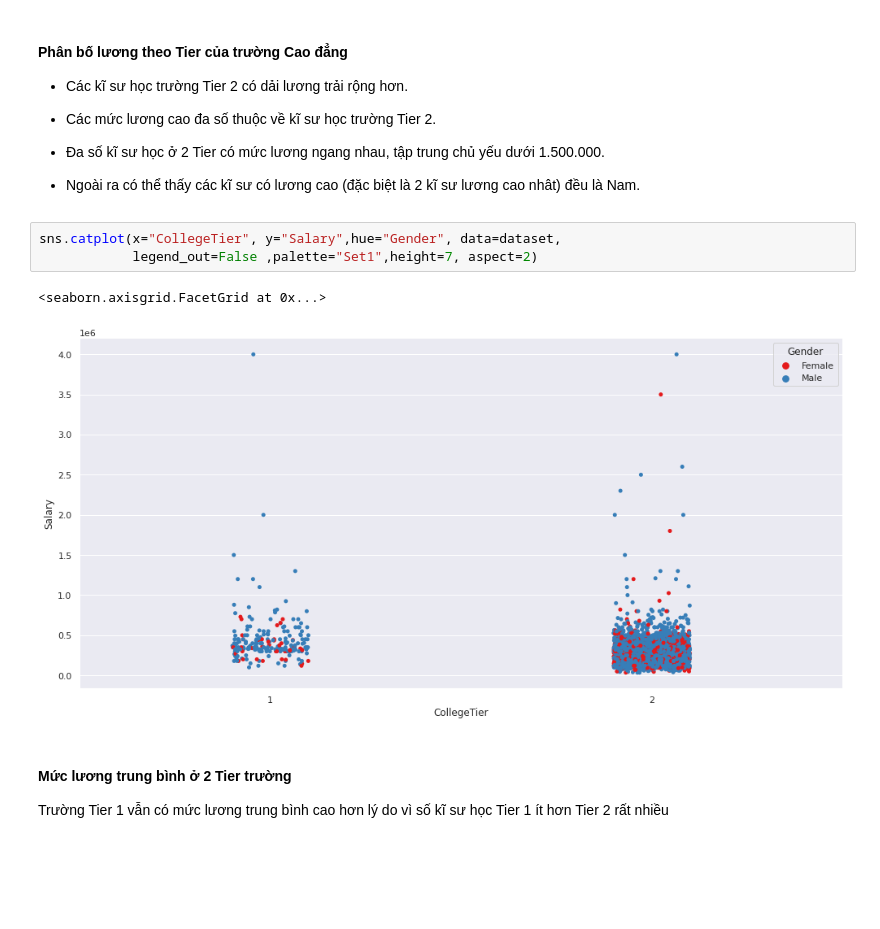
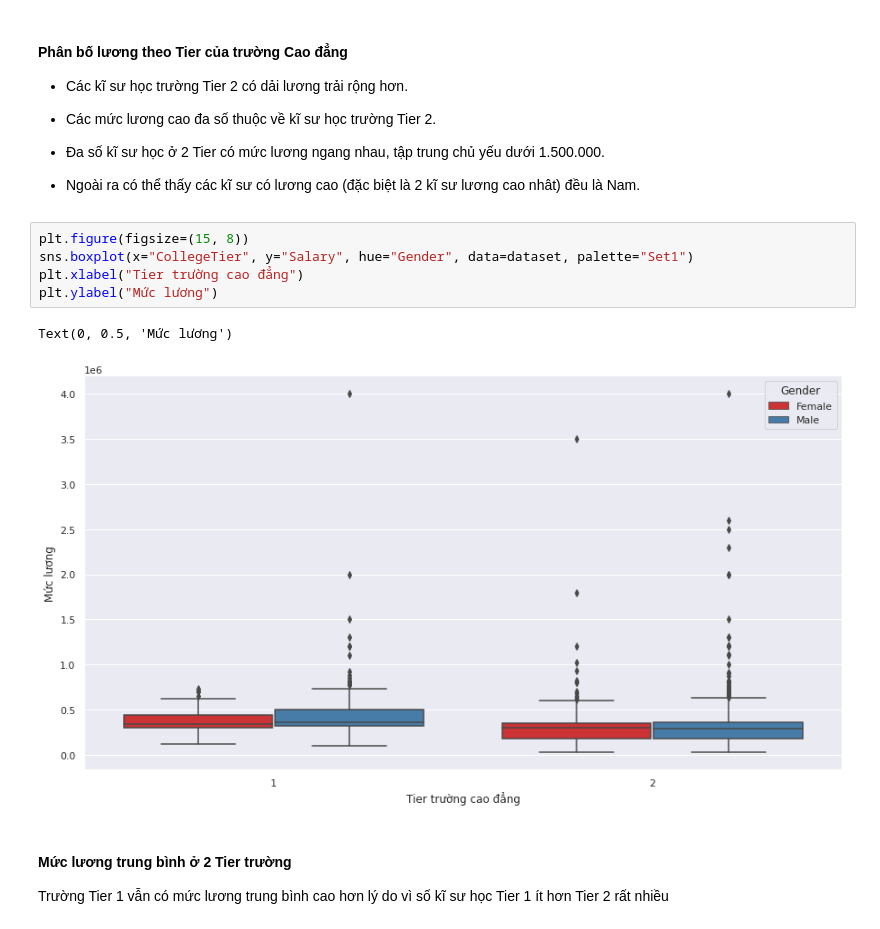
Before and after one commit to phuocleoceo/Bootstrap-Sampling, a Jupyter notebook: code.ipynb, the cells around one changed output. Drawn from its saved outputs; the diff is of its cells as text; blank space fills up the shorter version.

```diff
--- a/code.ipynb
+++ b/code.ipynb
@@ -299,12 +299,14 @@ Text(0, 0.5, 'Mức lương')
 - Đa số kĩ sư học ở 2 Tier có mức lương ngang nhau, tập trung chủ yếu dưới 1.500.000.
 
 - Ngoài ra có thể thấy các kĩ sư có lương cao (đặc biệt là 2 kĩ sư lương cao nhât) đều là Nam.
-# %%
-sns.catplot(x="CollegeTier", y="Salary",hue="Gender", data=dataset,
-            legend_out=False ,palette="Set1",height=7, aspect=2)
-# %% [output]
-<seaborn.axisgrid.FacetGrid at 0x...>
-[figure, removed]
+# %%
+plt.figure(figsize=(15, 8))
+sns.boxplot(x="CollegeTier", y="Salary", hue="Gender", data=dataset, palette="Set1")
+plt.xlabel("Tier trường cao đẳng")
+plt.ylabel("Mức lương")
+# %% [output]
+Text(0, 0.5, 'Mức lương')
+[figure, added]
 # %% [markdown]
 #### Mức lương trung bình ở 2 Tier trường
 
```
Also changed, not shown: parts of 3 cells of this notebook.
